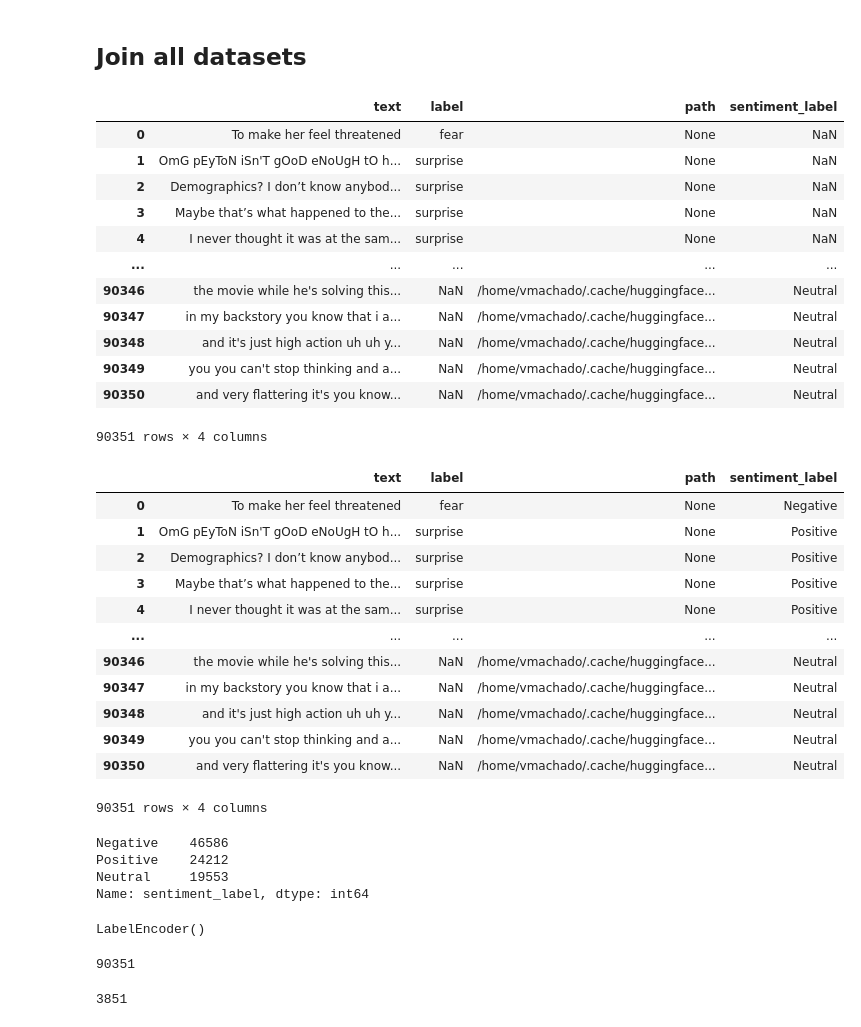
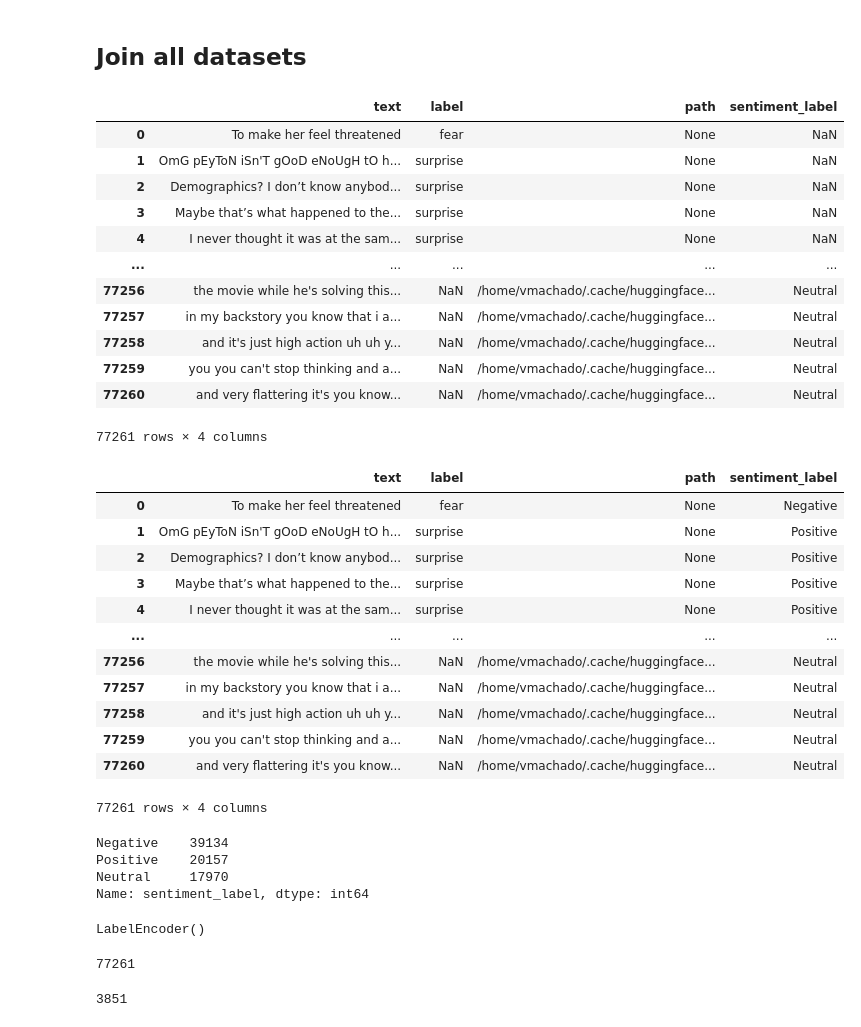
Before and after one commit to machadoprx/c4ai_audio_text_clip, a Jupyter notebook: c4ai_emotions_audio_text_clip_e2e.ipynb, the cells around one changed output. Cells and saved outputs as stored; diff of their text form; code cells hidden in the pictures.

```diff
--- a/c4ai_emotions_audio_text_clip_e2e.ipynb
+++ b/c4ai_emotions_audio_text_clip_e2e.ipynb
@@ -269,24 +269,24 @@ df_ls
 # %% [markdown]
 ## Join all datasets
 # %%
-df_train = pd.concat([go_emotions.rename(columns={"grouped_label":"label"}).assign(path=[None for _ in range(len(go_emotions))]), audio_datasets.assign(text=[None for _ in range(len(audio_datasets))]), train_df_erc_resampled, df_ls]).reset_index(drop=True) #.drop(columns="path")
+#df_train = pd.concat([go_emotions.rename(columns={"grouped_label":"label"}).assign(path=[None for _ in range(len(go_emotions))]), audio_datasets.assign(text=[None for _ in range(len(audio_datasets))]), train_df_erc_resampled, df_ls]).reset_index(drop=True) #.drop(columns="path")
 #df_train = pd.concat([audio_datasets.assign(text=[None for _ in range(len(audio_datasets))]), train_df_erc_resampled,train_df_erc_resampled, df_ls]).reset_index(drop=True) #.drop(columns="path")
-
+df_train = pd.concat([go_emotions.rename(columns={"grouped_label":"label"}).assign(path=[None for _ in range(len(go_emotions))]), train_df_erc_resampled, df_ls]).reset_index(drop=True)
 df_train
 # %% [output]
 |  | text | label | path | sentiment_label |
 | 0 | To make her feel threatened | fear | None | NaN |
 | 1 | OmG pEyToN iSn'T gOoD eNoUgH tO h... | surprise | None | NaN |
 | 2 | Demographics? I don’t know anybod... | surprise | None | NaN |
 | 3 | Maybe that’s what happened to the... | surprise | None | NaN |
 | 4 | I never thought it was at the sam... | surprise | None | NaN |
 | ... | ... | ... | ... | ... |
-| 90346 | the movie while he's solving this... | NaN | /home/vmachado/.cache/huggingface... | Neutral |
-| 90347 | in my backstory you know that i a... | NaN | /home/vmachado/.cache/huggingface... | Neutral |
-| 90348 | and it's just high action uh uh y... | NaN | /home/vmachado/.cache/huggingface... | Neutral |
-| 90349 | you you can't stop thinking and a... | NaN | /home/vmachado/.cache/huggingface... | Neutral |
-| 90350 | and very flattering it's you know... | NaN | /home/vmachado/.cache/huggingface... | Neutral |
+| 77256 | the movie while he's solving this... | NaN | /home/vmachado/.cache/huggingface... | Neutral |
+| 77257 | in my backstory you know that i a... | NaN | /home/vmachado/.cache/huggingface... | Neutral |
+| 77258 | and it's just high action uh uh y... | NaN | /home/vmachado/.cache/huggingface... | Neutral |
+| 77259 | you you can't stop thinking and a... | NaN | /home/vmachado/.cache/huggingface... | Neutral |
+| 77260 | and very flattering it's you know... | NaN | /home/vmachado/.cache/huggingface... | Neutral |
-90351 rows × 4 columns
+77261 rows × 4 columns
 # %%
 import math
 
@@ -311,18 +311,18 @@ df_train
 | 3 | Maybe that’s what happened to the... | surprise | None | Positive |
 | 4 | I never thought it was at the sam... | surprise | None | Positive |
 | ... | ... | ... | ... | ... |
-| 90346 | the movie while he's solving this... | NaN | /home/vmachado/.cache/huggingface... | Neutral |
-| 90347 | in my backstory you know that i a... | NaN | /home/vmachado/.cache/huggingface... | Neutral |
-| 90348 | and it's just high action uh uh y... | NaN | /home/vmachado/.cache/huggingface... | Neutral |
-| 90349 | you you can't stop thinking and a... | NaN | /home/vmachado/.cache/huggingface... | Neutral |
-| 90350 | and very flattering it's you know... | NaN | /home/vmachado/.cache/huggingface... | Neutral |
+| 77256 | the movie while he's solving this... | NaN | /home/vmachado/.cache/huggingface... | Neutral |
+| 77257 | in my backstory you know that i a... | NaN | /home/vmachado/.cache/huggingface... | Neutral |
+| 77258 | and it's just high action uh uh y... | NaN | /home/vmachado/.cache/huggingface... | Neutral |
+| 77259 | you you can't stop thinking and a... | NaN | /home/vmachado/.cache/huggingface... | Neutral |
+| 77260 | and very flattering it's you know... | NaN | /home/vmachado/.cache/huggingface... | Neutral |
-90351 rows × 4 columns
+77261 rows × 4 columns
 # %%
 df_train["sentiment_label"].value_counts()
 # %% [output]
-Negative    46586
-Positive    24212
-Neutral     19553
+Negative    39134
+Positive    20157
+Neutral     17970
 Name: sentiment_label, dtype: int64
 # %%
 from sklearn.preprocessing import LabelEncoder
@@ -337,7 +337,7 @@ LabelEncoder()
 # %%
 len(df_train)
 # %% [output]
-90351
+77261
 # %%
 len(test_df_erc)
 # %% [output]
```
Also changed, not shown: parts of 25 cells of this notebook.
